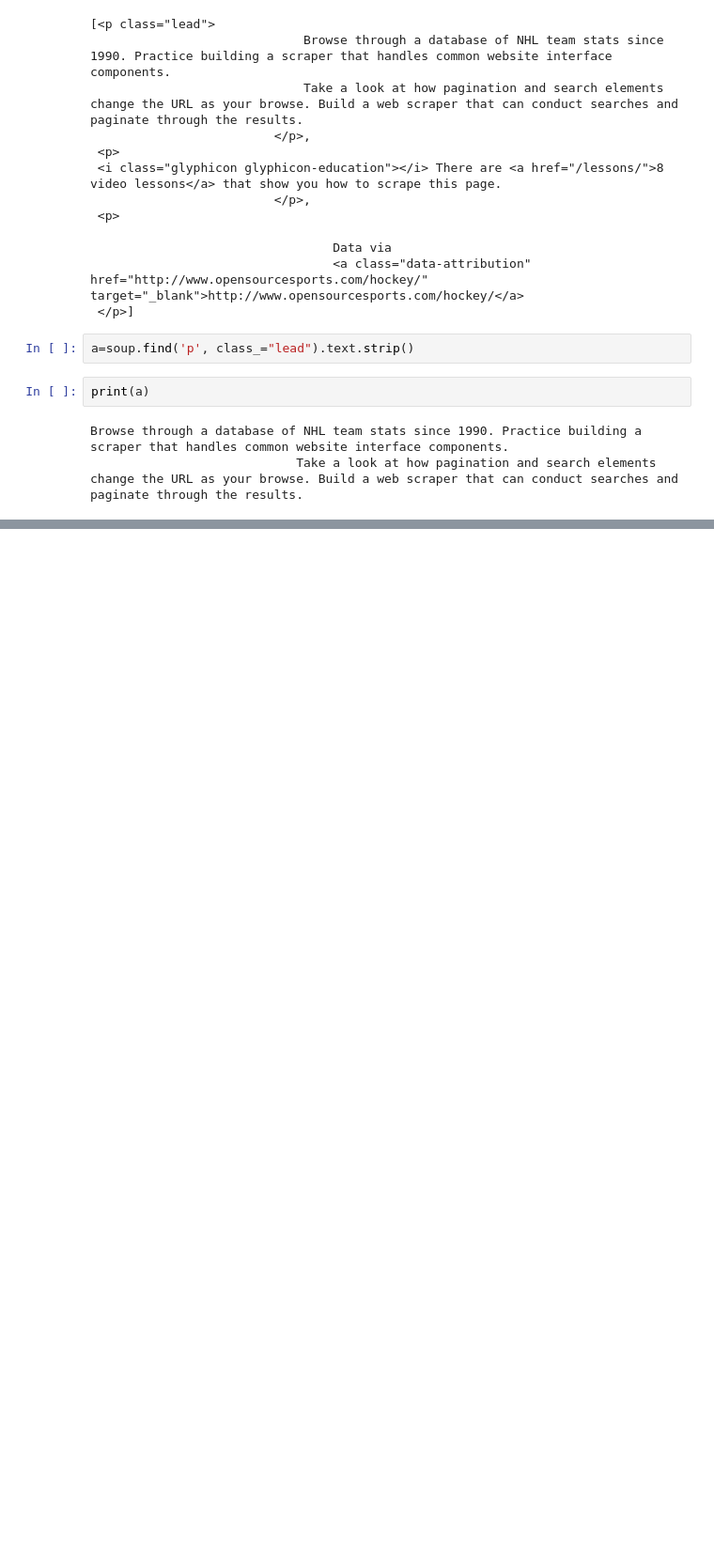
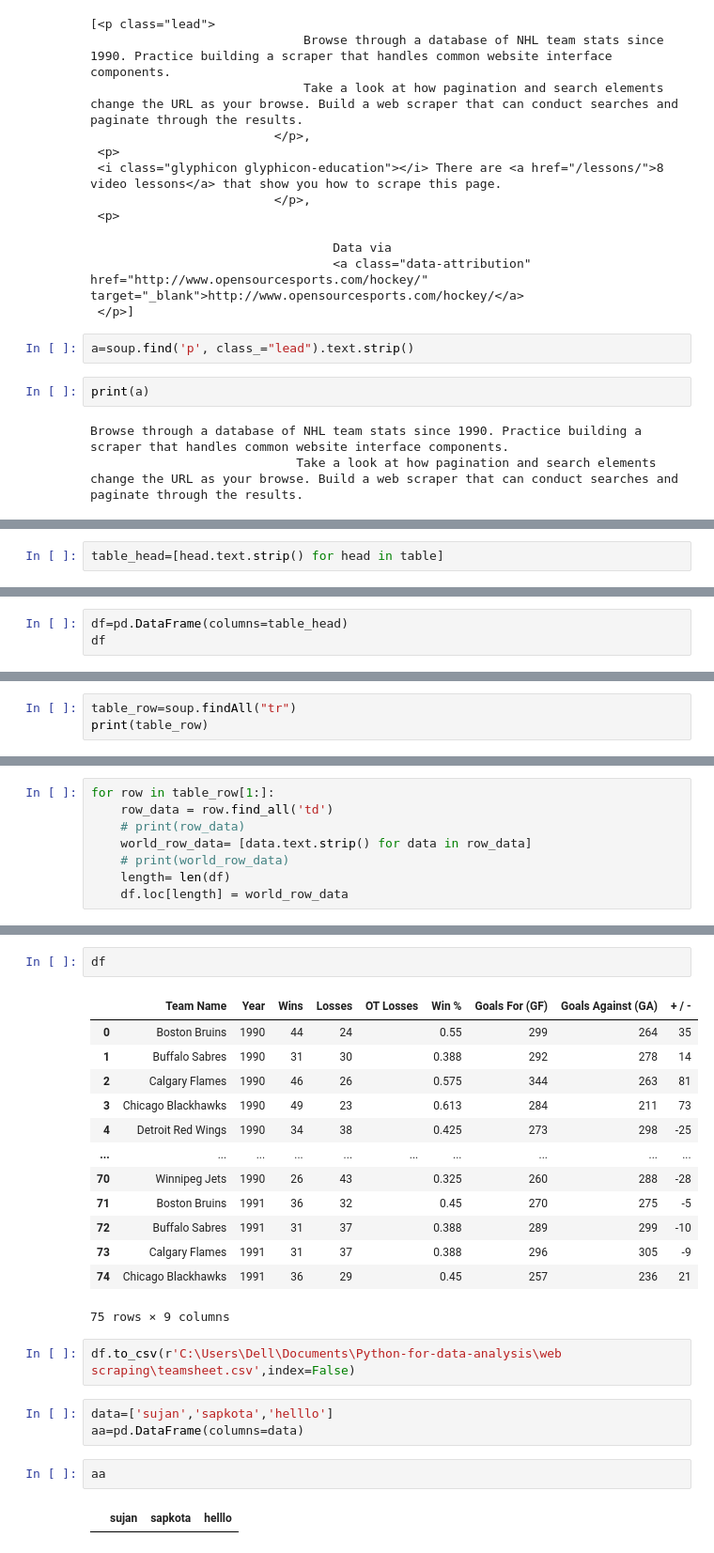
Before and after one commit to shujan45/Python-for-data-analysis, a Jupyter notebook: web scraping/findandfind_all.ipynb, the cells around one changed output, grey strips where cells are left out. Shown: that part at 94% size. Saved outputs shown, nothing was run; the diff lists cells and outputs as text; blank space fills up the shorter version.

```diff
--- a/web scraping/findandfind_all.ipynb
+++ b/web scraping/findandfind_all.ipynb
@@ -79,0 +115,2 @@ soup.find('th').text.strip()
+# %%
+table_head=[head.text.strip() for head in table]
@@ -79,0 +123,3 @@ soup.find('th').text.strip()
+# %%
+df=pd.DataFrame(columns=table_head)
+df
@@ -79,0 +128,3 @@ soup.find('th').text.strip()
+# %%
+table_row=soup.findAll("tr")
+print(table_row)
@@ -79,0 +149,8 @@ soup.find('th').text.strip()
+# %%
+for row in table_row[1:]:
+    row_data = row.find_all('td')
+    # print(row_data)
+    world_row_data= [data.text.strip() for data in row_data]
+    # print(world_row_data)
+    length= len(df)
+    df.loc[length] = world_row_data
@@ -79,0 +175,25 @@ soup.find('th').text.strip()
+# %%
+df
+# %% [output]
+|  | Team Name | Year | Wins | Losses | OT Losses | Win % | Goals For (GF) | Goals Against (GA) | + / - |
+| 0 | Boston Bruins | 1990 | 44 | 24 |  | 0.55 | 299 | 264 | 35 |
+| 1 | Buffalo Sabres | 1990 | 31 | 30 |  | 0.388 | 292 | 278 | 14 |
+| 2 | Calgary Flames | 1990 | 46 | 26 |  | 0.575 | 344 | 263 | 81 |
+| 3 | Chicago Blackhawks | 1990 | 49 | 23 |  | 0.613 | 284 | 211 | 73 |
+| 4 | Detroit Red Wings | 1990 | 34 | 38 |  | 0.425 | 273 | 298 | -25 |
+| ... | ... | ... | ... | ... | ... | ... | ... | ... | ... |
+| 70 | Winnipeg Jets | 1990 | 26 | 43 |  | 0.325 | 260 | 288 | -28 |
+| 71 | Boston Bruins | 1991 | 36 | 32 |  | 0.45 | 270 | 275 | -5 |
+| 72 | Buffalo Sabres | 1991 | 31 | 37 |  | 0.388 | 289 | 299 | -10 |
+| 73 | Calgary Flames | 1991 | 31 | 37 |  | 0.388 | 296 | 305 | -9 |
+| 74 | Chicago Blackhawks | 1991 | 36 | 29 |  | 0.45 | 257 | 236 | 21 |
+75 rows × 9 columns
+# %%
+df.to_csv(r'C:\Users\Dell\Documents\Python-for-data-analysis\web scraping\teamsheet.csv',index=False)
+# %%
+data=['sujan','sapkota','helllo']
+aa=pd.DataFrame(columns=data)
+# %%
+aa
+# %% [output]
+|  | sujan | sapkota | helllo |
```
Also changed, not shown: parts of 13 cells of this notebook, 5 other files.
